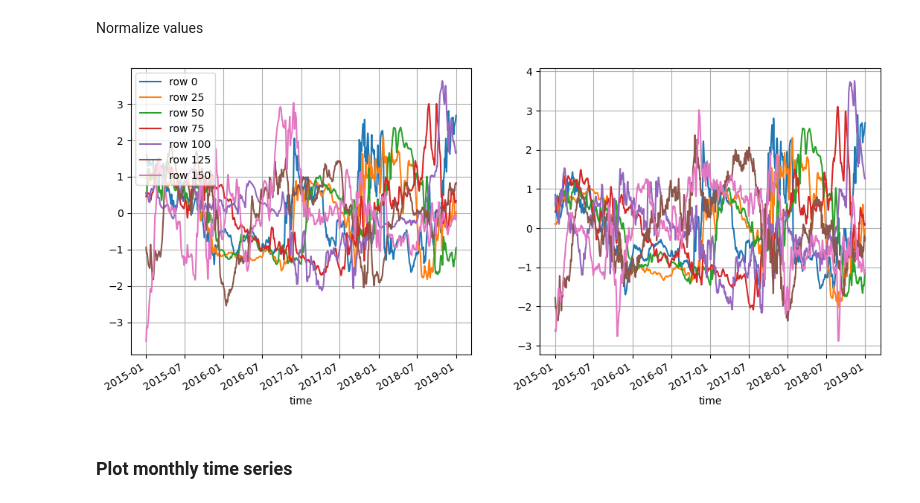
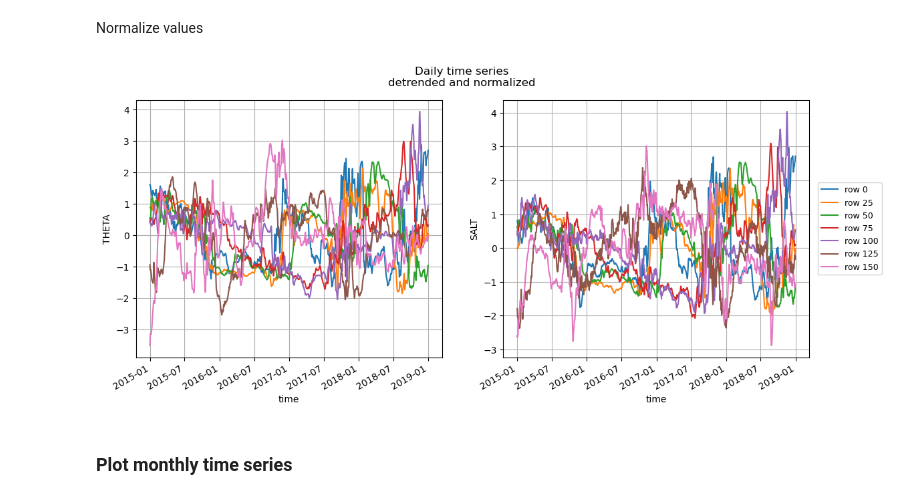
Before and after one commit to mjzahn/OMG_Narwhals_hydrography-manuscript, a Jupyter notebook: 02_analyses-and-plots/ecco_melville/06c_plot_AW_timeseries_normalized.ipynb, the cells around one changed output. Cells and saved outputs as stored; diff of their text form; code cells hidden in the pictures.

```diff
--- a/02_analyses-and-plots/ecco_melville/06c_plot_AW_timeseries_normalized.ipynb
+++ b/02_analyses-and-plots/ecco_melville/06c_plot_AW_timeseries_normalized.ipynb
@@ -30,0 +33,8 @@ salt_row150 = xr.open_dataset(salt_dir + 'W_Greenland_SALT_2015to2018_row150.nc'
+# %%
+## load geometry file
+ecco_geometry = xr.open_dataset("SASSIE_N1_geometry_v3.nc")
+
+## extract upper 72 depth cells to match melville ecco dataset
+ecco_vert_thickness = ecco_geometry.isel(k=slice(0,72)).drF.rename({"k":"depth"}) # grid cell vertical thickness (m)
+## get total
+ecco_vert_thickness_total = ecco_vert_thickness.sum()
@@ -94,21 +139,21 @@ def detrend_dim(da, dim, deg=1):
     fit = xr.polyval(da[dim], p.polyfit_coefficients)
     return da - fit
 # %%
-theta_row000_detrended = detrend_dim(theta_row000_AW_mean,'time')
-theta_row025_detrended = detrend_dim(theta_row025_AW_mean,'time')
-theta_row050_detrended = detrend_dim(theta_row050_AW_mean,'time')
-theta_row075_detrended = detrend_dim(theta_row075_AW_mean,'time')
-theta_row100_detrended = detrend_dim(theta_row100_AW_mean,'time')
-theta_row125_detrended = detrend_dim(theta_row125_AW_mean,'time')
-theta_row150_detrended = detrend_dim(theta_row150_AW_mean,'time')
+theta_row000_detrended = detrend_dim(theta_row000_AW_mean.THETA,'time')
+theta_row025_detrended = detrend_dim(theta_row025_AW_mean.THETA,'time')
+theta_row050_detrended = detrend_dim(theta_row050_AW_mean.THETA,'time')
+theta_row075_detrended = detrend_dim(theta_row075_AW_mean.THETA,'time')
+theta_row100_detrended = detrend_dim(theta_row100_AW_mean.THETA,'time')
+theta_row125_detrended = detrend_dim(theta_row125_AW_mean.THETA,'time')
+theta_row150_detrended = detrend_dim(theta_row150_AW_mean.THETA,'time')
 
-salt_row000_detrended = detrend_dim(salt_row000_AW_mean,'time')
-salt_row025_detrended = detrend_dim(salt_row025_AW_mean,'time')
-salt_row050_detrended = detrend_dim(salt_row050_AW_mean,'time')
-salt_row075_detrended = detrend_dim(salt_row075_AW_mean,'time')
-salt_row100_detrended = detrend_dim(salt_row100_AW_mean,'time')
-salt_row125_detrended = detrend_dim(salt_row125_AW_mean,'time')
-salt_row150_detrended = detrend_dim(salt_row150_AW_mean,'time')
+salt_row000_detrended = detrend_dim(salt_row000_AW_mean.SALT,'time')
+salt_row025_detrended = detrend_dim(salt_row025_AW_mean.SALT,'time')
+salt_row050_detrended = detrend_dim(salt_row050_AW_mean.SALT,'time')
+salt_row075_detrended = detrend_dim(salt_row075_AW_mean.SALT,'time')
+salt_row100_detrended = detrend_dim(salt_row100_AW_mean.SALT,'time')
+salt_row125_detrended = detrend_dim(salt_row125_AW_mean.SALT,'time')
+salt_row150_detrended = detrend_dim(salt_row150_AW_mean.SALT,'time')
 # %% [markdown]
 ### Plot daily time series
 # %% [markdown]
@@ -132,27 +177,32 @@ salt_row150_detrended_norm = (salt_row150_detrended-salt_row150_detrended.mean()
 # %%
 fig, (ax1,ax2) = plt.subplots(1,2,figsize=[13,5])
 
 theta_row000_detrended_norm.plot(ax=ax1,label='row 0')
 theta_row025_detrended_norm.plot(ax=ax1,label='row 25')
 theta_row050_detrended_norm.plot(ax=ax1,label='row 50')
 theta_row075_detrended_norm.plot(ax=ax1,label='row 75')
 theta_row100_detrended_norm.plot(ax=ax1,label='row 100')
 theta_row125_detrended_norm.plot(ax=ax1,label='row 125')
 theta_row150_detrended_norm.plot(ax=ax1,label='row 150')
-ax1.legend(loc='upper left')
 ax1.grid()
 
 salt_row000_detrended_norm.plot(ax=ax2,label='row 0')
 salt_row025_detrended_norm.plot(ax=ax2,label='row 25')
 salt_row050_detrended_norm.plot(ax=ax2,label='row 50')
 salt_row075_detrended_norm.plot(ax=ax2,label='row 75')
 salt_row100_detrended_norm.plot(ax=ax2,label='row 100')
 salt_row125_detrended_norm.plot(ax=ax2,label='row 125')
 salt_row150_detrended_norm.plot(ax=ax2,label='row 150')
 # ax2.legend()
 ax2.grid()
+
+plt.suptitle("Daily time series\ndetrended and normalized");
+ax2.legend(loc='center right',fontsize=9, bbox_to_anchor=(1.25, 0.5))
+
+ax1.set_ylabel("THETA")
+ax2.set_ylabel("SALT");
 # %% [output]
-[figure, old version]
+[figure, new version]
 # %% [markdown]
 ### Plot monthly time series
 # %% [markdown]
```
Also changed, not shown: parts of 12 cells of this notebook, 10 other files.
